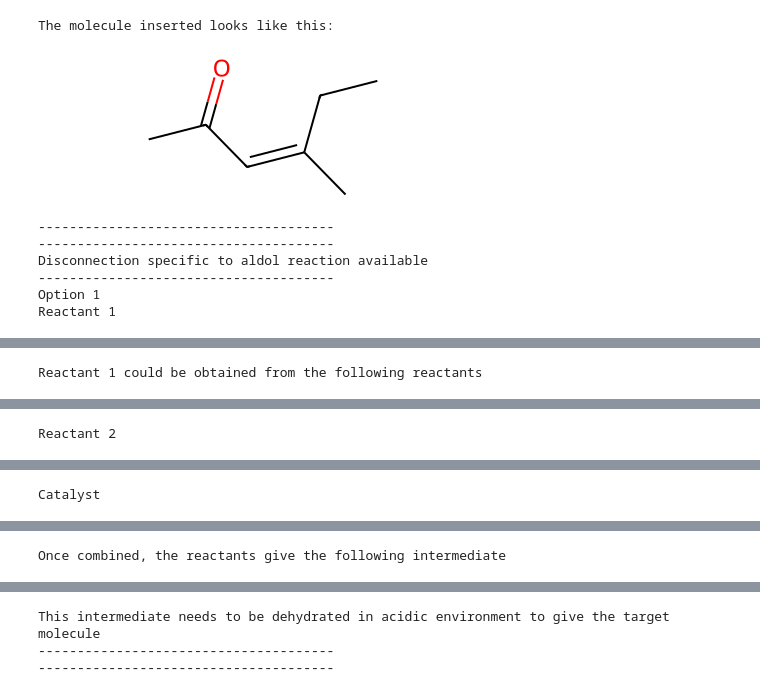
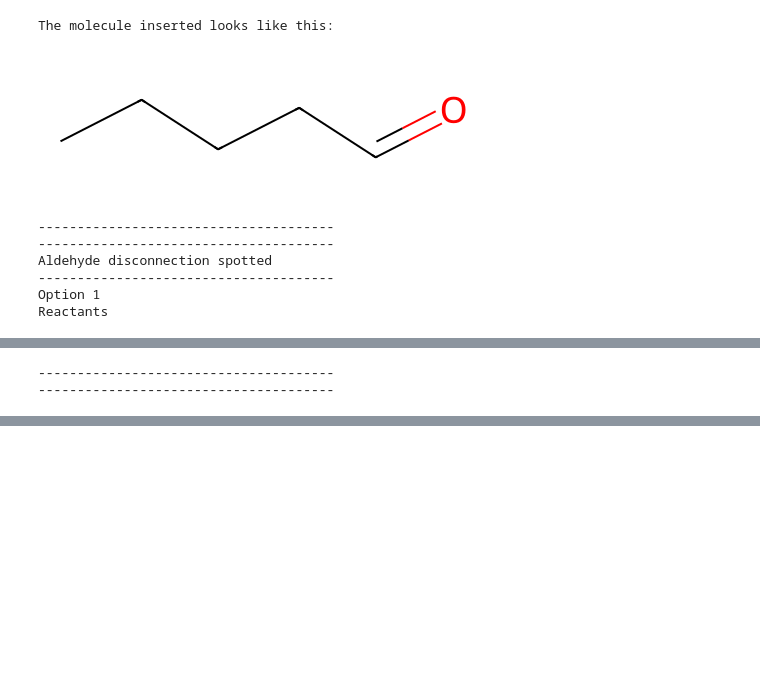
Before and after one commit to octav19/chemicalbd, a Jupyter notebook: src/chemicalbd/project_tries.ipynb, the cells around one changed output, grey strips where cells are left out. Drawn from its saved outputs; the diff is of its cells as text; code cells hidden in the pictures; blank space fills up the shorter version.

```diff
--- a/src/chemicalbd/project_tries.ipynb
+++ b/src/chemicalbd/project_tries.ipynb
@@ -521,41 +521,68 @@ def aldol (mol: Chem.rdchem.Mol) ->int:
             opt += 1
             print (f"--------------------------------------")
         print (f"--------------------------------------")
         return 1
     return 0
 
+def swern_oxidation (mol: Chem.rdchem.Mol) ->int :
+    if not isinstance(mol, Chem.rdchem.Mol):
+        raise TypeError(
+            f"Invalid type :{type(mol)}: 'mol'"
+            f"Should be passed as a mol object."
+        )
+    if mol.HasSubstructMatch(Chem.MolFromSmarts('[CH]=[O]')):
+        dmso = Chem.MolFromSmiles('CS(C)=O')
+        et3n = Chem.MolFromSmiles('CCN(CC)CC')
+        oxalyl_chloride = Chem.MolFromSmiles('ClC(=O)C(=O)Cl')
+        print (f"Aldehyde disconnection spotted")
+        print (f"--------------------------------------")
+        rxn = AllChem.ReactionFromSmarts('[CH:1]=[O:2]>>[C:1][O:2]')
+        reactants = unique_list_reactants(rxn.RunReactants((mol,)))
+        opt = 1
+        for r in reactants:
+            print (f"Option {opt}")
+            reactant_1 = [r[0], dmso, et3n, oxalyl_chloride]
+            print (f"Reactants")
+            display(Draw.MolsToGridImage(reactant_1))
+            opt += 1
+            print (f"--------------------------------------")
+        print (f"--------------------------------------")
+        return 1
+    return 0
+
 def disconnections (mol_smiles: str):
     '''
     This function takes the SMILE of a molecule and
     displays all the known disconnections.
     '''
     mol = Chem.MolFromSmiles(mol_smiles) #Transforms SMILE in mol object
     print (f"The molecule inserted looks like this:")
     display(mol)
     print (f"--------------------------------------")
     print (f"--------------------------------------")
     sum = 0 #Parameter that keeps track of the number of the types of disconnections found in the molecule
     known_disc = [C_S_disconnection, ester_disconnection, alcohol_beta_double_bond, alcohol_beta_triple_bond,
-                 alpha_carbonyl_alkylation, dicarbonyl_1_3, aldol]
+                 alpha_carbonyl_alkylation, dicarbonyl_1_3, aldol, swern_oxidation]
     for disc in known_disc:
         sum += disc(mol)
     if not sum: #In case no disconnection was found
         print(f"The molecule contains no known disconnections")
 
 def main ():
-    mol_smiles = 'CC(=O)C=C(C)CC'
+    mol_smiles = 'CCCCC=O'
     disconnections (mol_smiles)
 
 if __name__ == '__main__':
     main()
 # %% [output]
 The molecule inserted looks like this:
-[figure, old version]
+[figure, new version]
 --------------------------------------
 --------------------------------------
-Disconnection specific to aldol reaction available
+Aldehyde disconnection spotted
 --------------------------------------
 Option 1
-Reactant 1
+Reactants
 [drawing not drawn]
-Reactant 1 could be obtained from the following reactants
+--------------------------------------
+--------------------------------------
@@ -563 +588,0 @@ Reactant 1 could be obtained from the following reactants
-Reactant 2
@@ -565 +588,0 @@ Reactant 2
-Catalyst
@@ -567 +588,0 @@ Catalyst
-Once combined, the reactants give the following intermediate
@@ -569,3 +588,0 @@ Once combined, the reactants give the following intermediate
-This intermediate needs to be dehydrated in acidic environment to give the target molecule
---------------------------------------
---------------------------------------
```
Also changed, not shown: parts of 1 cell of this notebook, 2 other files.
